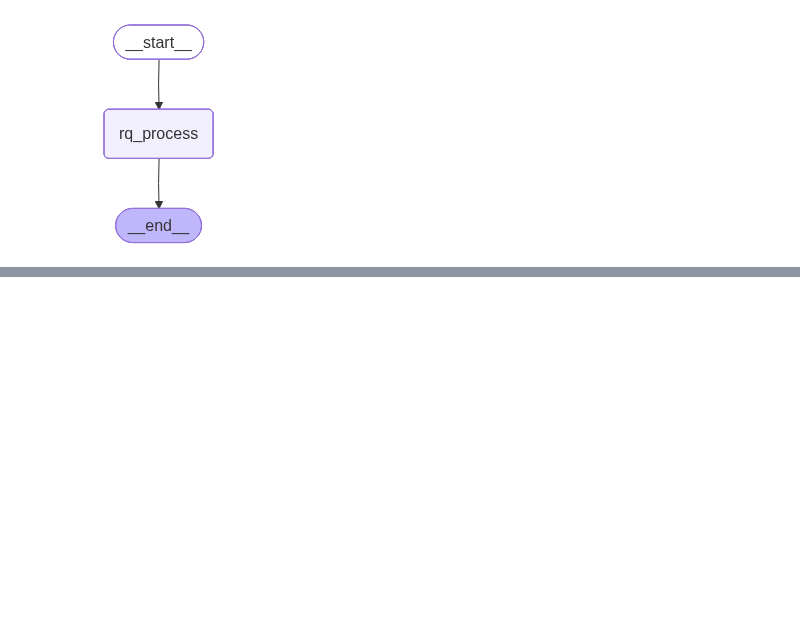
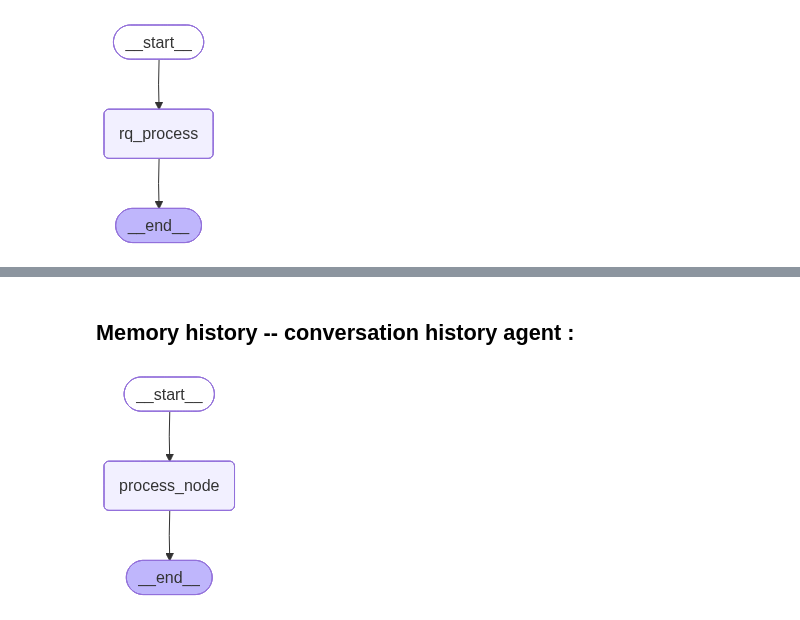
Before and after one commit to mahikshith/Langgraph, a Jupyter notebook: Adding_nodes.ipynb, the cells around one changed output, grey strips where cells are left out. Cells and saved outputs as stored; diff of their text form; code cells hidden in the pictures; blank space fills up the shorter version.

Commit message:
added memory to conversation agent

```diff
--- a/Adding_nodes.ipynb
+++ b/Adding_nodes.ipynb
@@ -762 +754,3 @@ enter ur message : exit
 end of our journey bye :>
+# %% [markdown]
+## Memory history -- conversation history agent :
@@ -762,0 +766,39 @@ end of our journey bye :>
+# %%
+# state
+
+class mem(TypedDict) :
+
+  message : List[Union[HumanMessage, AIMessage]]
+# %%
+# defining nodes
+
+llm = ChatGoogleGenerativeAI(model="gemini-2.5-flash-lite",api_key=api)
+
+def process_node(state :mem) -> mem :
+  ''' this node process the given output '''
+
+  resp = llm.invoke(state["message"])
+
+  state["message"].append(AIMessage(content=resp.content))
+
+  print(f" response by ai : {resp.content}")
+
+  print(f"cuurent state  : {state["message"]}")
+
+  return state
+# %%
+# graph :
+
+gf = StateGraph(mem)
+
+gf.add_node("process_node",process_node)
+
+gf.add_edge(START,"process_node")
+
+gf.add_edge("process_node",END)
+
+app = gf.compile()
+# %%
+app
+# %% [output]
+[figure, added]
```
Also changed, not shown: parts of 6 cells of this notebook.
